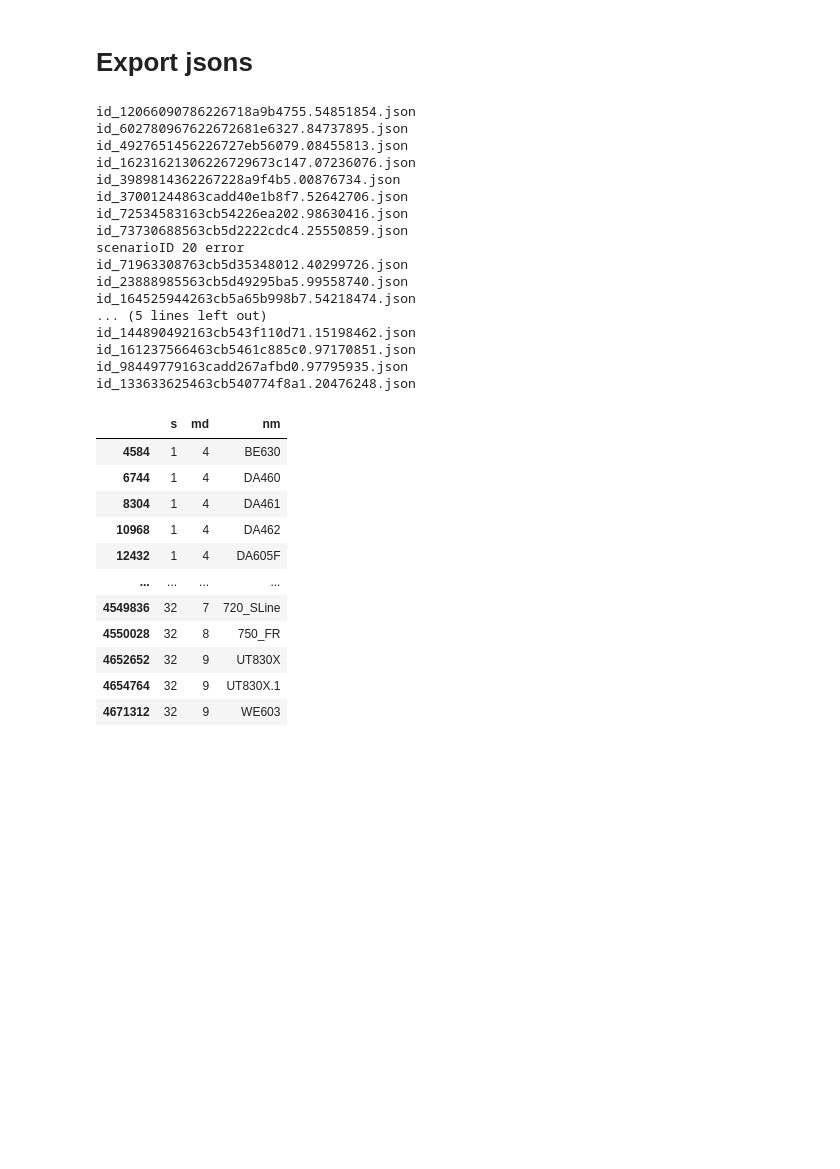
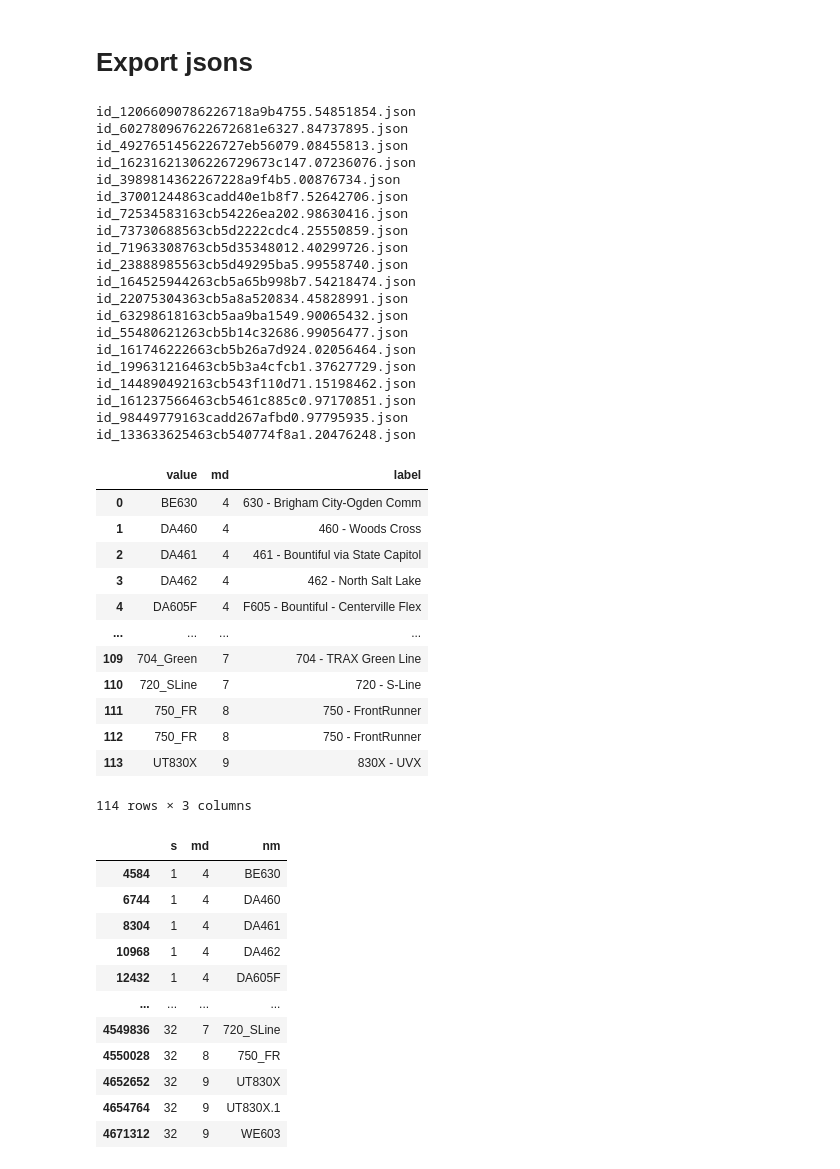
Before and after one commit to WFRCAnalytics/TDM-VAL-Scenario-Comparison-Toolbox, a Jupyter notebook: 2.1-TotalTDMTool/A-OldDataReformatAndPrepForApp.ipynb, the cells around one changed output. Saved outputs shown, nothing was run; the diff lists cells and outputs as text; code cells hidden in the pictures; blank space fills up the shorter version.

Commit message:
Add label to JSONs

```diff
--- a/2.1-TotalTDMTool/A-OldDataReformatAndPrepForApp.ipynb
+++ b/2.1-TotalTDMTool/A-OldDataReformatAndPrepForApp.ipynb
@@ -561,7 +561,10 @@ for index, row in dfScenarios.iterrows():
 
             # Output routename list per scenario
             dfRouteOut = dfLinkOut[['nm','md']].drop_duplicates()
-            dfRouteOut = dfRouteOut.set_index('nm')
+            dfRouteOut = pd.DataFrame.merge(dfRouteOut,dfRouteSummaryNames_Revised[['NAME_New','LONGNAME']],left_on='nm',right_on='NAME_New',how='left')
+            dfRouteOut = dfRouteOut.drop(columns='NAME_New')
+            dfRouteOut = dfRouteOut.rename(columns={'nm':'value','md':'mode','LONGNAME':'label'})
+            dfRouteOut = dfRouteOut.set_index('value')
             if export: dfRouteOut.to_json(_outputfile_routeModeName,orient="table") #,orient='records'
 
             #display(dfTemp)
@@ -577,15 +580,34 @@ id_3989814362267228a9f4b5.00876734.json
 id_37001244863cadd40e1b8f7.52642706.json
 id_72534583163cb54226ea202.98630416.json
 id_73730688563cb5d2222cdc4.25550859.json
-scenarioID 20 error
 id_71963308763cb5d35348012.40299726.json
 id_23888985563cb5d49295ba5.99558740.json
 id_164525944263cb5a65b998b7.54218474.json
-... (5 lines left out)
+id_22075304363cb5a8a520834.45828991.json
+id_63298618163cb5aa9ba1549.90065432.json
+id_55480621263cb5b14c32686.99056477.json
+id_161746222663cb5b26a7d924.02056464.json
+id_199631216463cb5b3a4cfcb1.37627729.json
 id_144890492163cb543f110d71.15198462.json
 id_161237566463cb5461c885c0.97170851.json
 id_98449779163cadd267afbd0.97795935.json
 id_133633625463cb540774f8a1.20476248.json
+# %%
+dfRouteOut
+# %% [output]
+|  | value | md | label |
+| 0 | BE630 | 4 | 630 - Brigham City-Ogden Comm |
+| 1 | DA460 | 4 | 460 - Woods Cross |
+| 2 | DA461 | 4 | 461 - Bountiful via State Capitol |
+| 3 | DA462 | 4 | 462 - North Salt Lake |
+| 4 | DA605F | 4 | F605 - Bountiful - Centerville Flex |
+| ... | ... | ... | ... |
+| 109 | 704_Green | 7 | 704 - TRAX Green Line |
+| 110 | 720_SLine | 7 | 720 - S-Line |
+| 111 | 750_FR | 8 | 750 - FrontRunner |
+| 112 | 750_FR | 8 | 750 - FrontRunner |
+| 113 | UT830X | 9 | 830X - UVX |
+114 rows × 3 columns
 # %%
 dfPARiders[['s','md','nm']].drop_duplicates()
 # %% [output]
```
Also changed, not shown: parts of 3 cells of this notebook, 20 other files.
